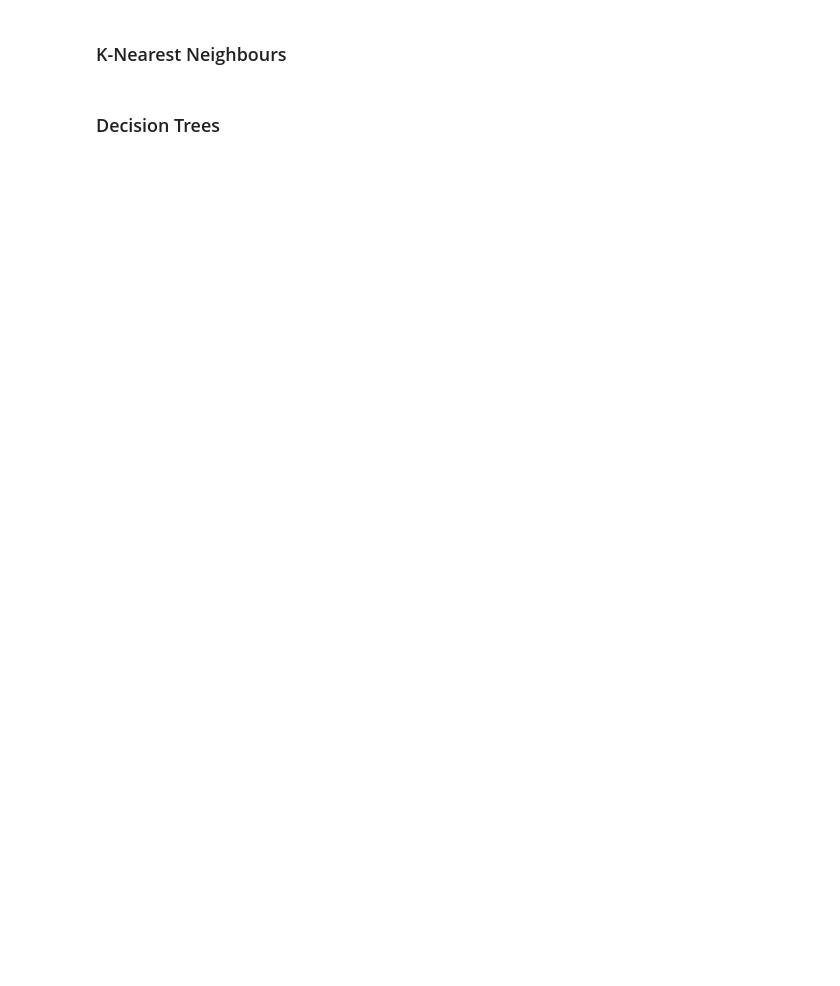
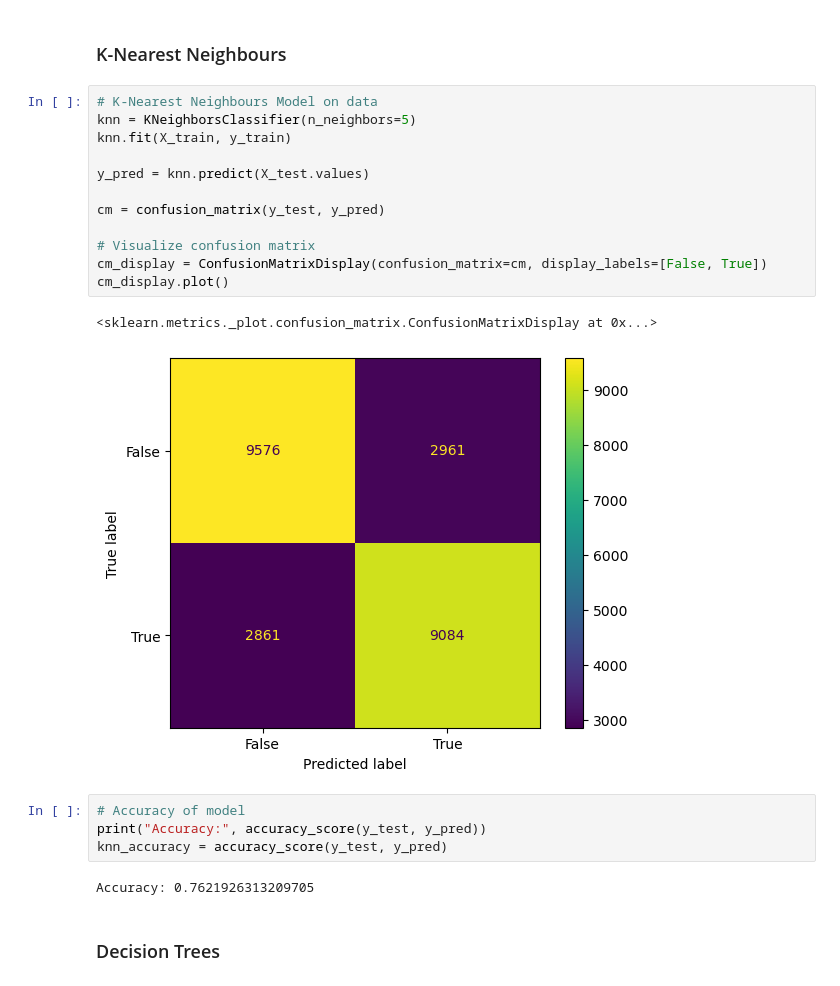
Before and after one commit to rgavigan/csgo-predicting, a Jupyter notebook: csgo_predictions.ipynb, the cells around one changed output. Cells and saved outputs as stored; diff of their text form; blank space fills up the shorter version.

```diff
--- a/csgo_predictions.ipynb
+++ b/csgo_predictions.ipynb
@@ -9,4 +100,25 @@
 # %% [markdown]
 ### K-Nearest Neighbours
+# %%
+# K-Nearest Neighbours Model on data
+knn = KNeighborsClassifier(n_neighbors=5)
+knn.fit(X_train, y_train)
+
+y_pred = knn.predict(X_test.values)
+
+cm = confusion_matrix(y_test, y_pred)
+
+# Visualize confusion matrix
+cm_display = ConfusionMatrixDisplay(confusion_matrix=cm, display_labels=[False, True])
+cm_display.plot()
+# %% [output]
+<sklearn.metrics._plot.confusion_matrix.ConfusionMatrixDisplay at 0x...>
+[figure, added]
+# %%
+# Accuracy of model
+print("Accuracy:", accuracy_score(y_test, y_pred))
+knn_accuracy = accuracy_score(y_test, y_pred)
+# %% [output]
+Accuracy: 0.7621926313209705
 # %% [markdown]
 ### Decision Trees
```
Also changed, not shown: parts of 17 cells of this notebook.
